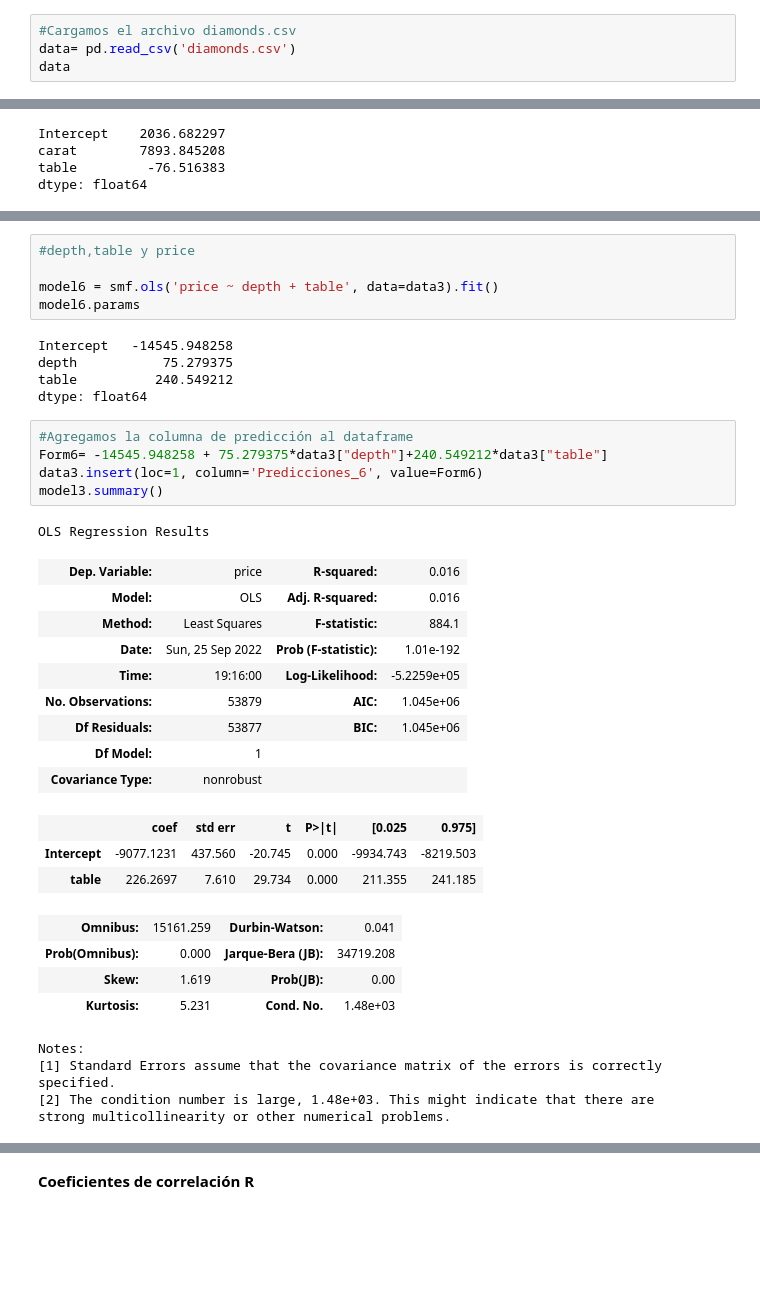
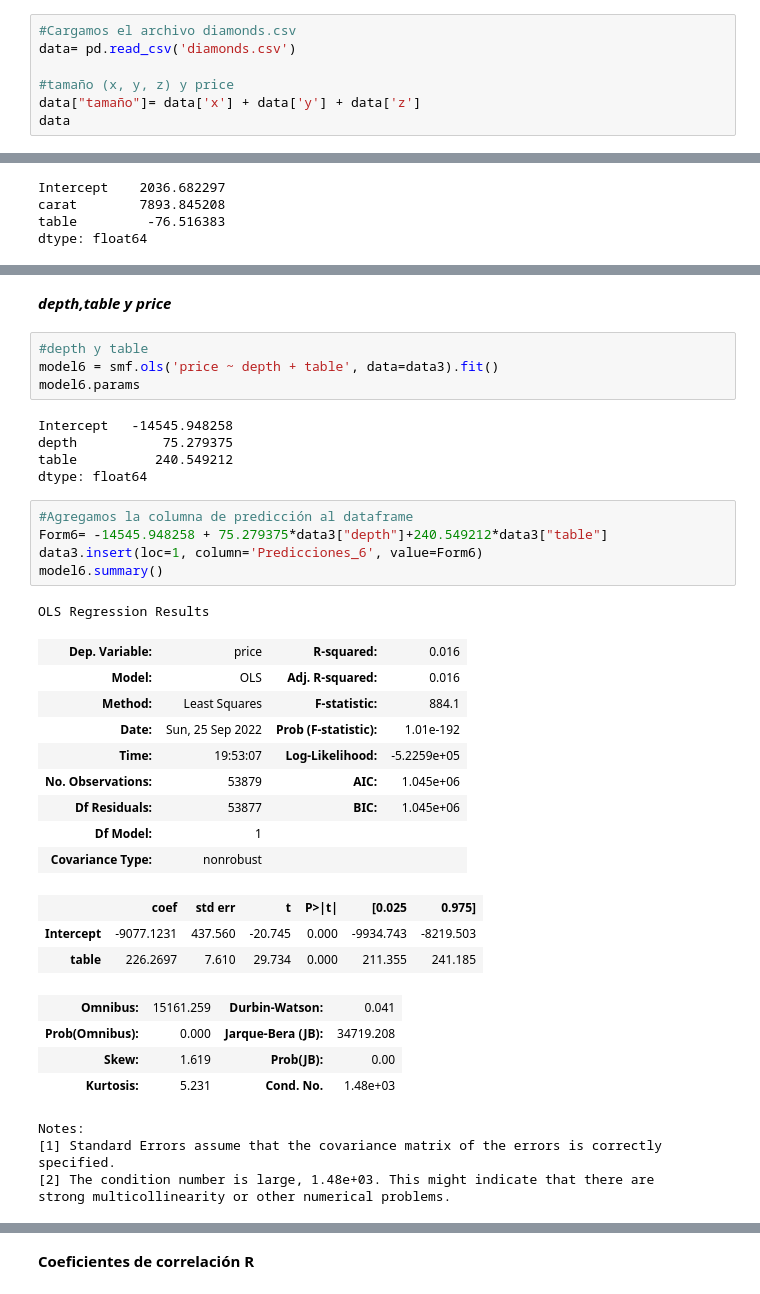
Before and after one commit to rodrigoruizteodoro/Actividad-1, a Jupyter notebook: Actividad1.ipynb, the cells around one changed output, grey strips where cells are left out. Drawn from its saved outputs; the diff is of its cells as text; blank space fills up the shorter version.

```diff
--- a/Actividad1.ipynb
+++ b/Actividad1.ipynb
@@ -32,5 +32,8 @@ from matplotlib import style
 # %%
 #Cargamos el archivo diamonds.csv
 data= pd.read_csv('diamonds.csv')
+
+#tamaño (x, y, z) y price
+data["tamaño"]= data['x'] + data['y'] + data['z']
 data
 # %% [output]
@@ -629,6 +632,7 @@ strong multicollinearity or other numerical problems.
+# %% [markdown]
+***depth,table y price***
 # %%
-#depth,table y price
-
+#depth y table
 model6 = smf.ols('price ~ depth + table', data=data3).fit()
 model6.params
 # %% [output]
@@ -639,15 +643,15 @@ dtype: float64
 # %%
 #Agregamos la columna de predicción al dataframe
 Form6= -14545.948258 + 75.279375*data3["depth"]+240.549212*data3["table"]
 data3.insert(loc=1, column='Predicciones_6', value=Form6)
-model3.summary()
+model6.summary()
 # %% [output]
 OLS Regression Results
 | Dep. Variable: | price | R-squared: | 0.016 |
 | Model: | OLS | Adj. R-squared: | 0.016 |
 | Method: | Least Squares | F-statistic: | 884.1 |
 | Date: | Sun, 25 Sep 2022 | Prob (F-statistic): | 1.01e-192 |
-| Time: | 19:16:00 | Log-Likelihood: | -5.2259e+05 |
+| Time: | 19:53:07 | Log-Likelihood: | -5.2259e+05 |
 | No. Observations: | 53879 | AIC: | 1.045e+06 |
 | Df Residuals: | 53877 | BIC: | 1.045e+06 |
 | Df Model: | 1 |  |  |
```
Also changed, not shown: parts of 50 cells of this notebook.
